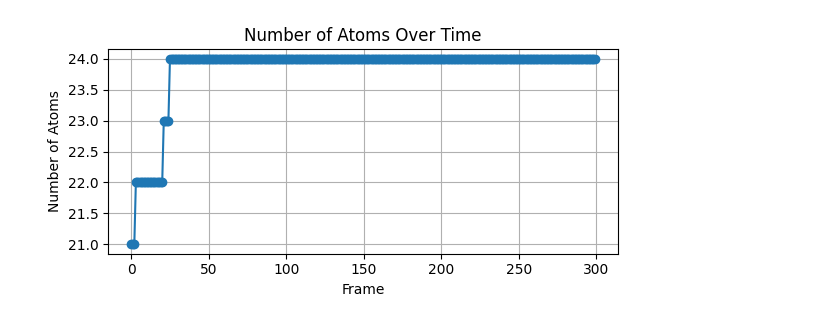
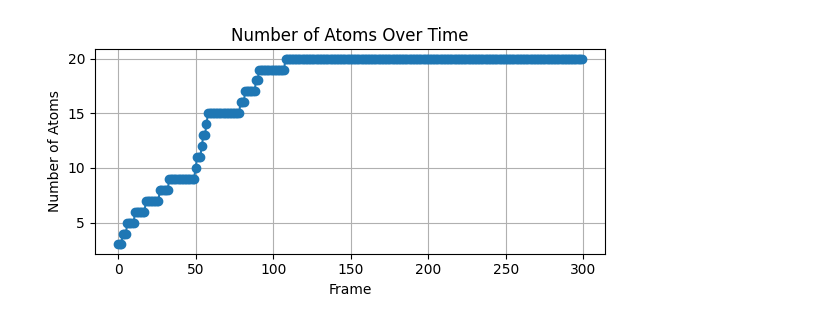
Before and after one commit to maltefranke/chemflow, a Jupyter notebook: notebooks/traj_analysis.ipynb, the cells around one changed output. Drawn from its saved outputs; the diff is of its cells as text; code cells hidden in the pictures.

```diff
--- a/notebooks/traj_analysis.ipynb
+++ b/notebooks/traj_analysis.ipynb
@@ -1,7 +1,7 @@
 # %%
 from utils import load_mols, load_tokens
 
-root_path = "/cluster/project/jorner/schmiste/flexflow/chemflow/outputs/2026-04-17/08-29-41"
+root_path = "/cluster/project/jorner/schmiste/flexflow/chemflow/outputs/2026-04-19/13-34-09"
 token_path = "/cluster/project/jorner/schmiste/flexflow/chemflow/data/qm9/processed"
 
 mols = load_mols(root_path, "valid_mols.pt")
@@ -26,7 +26,7 @@ import matplotlib.pyplot as plt
 from utils import visualize_variable_topology
 
 
-traj_idx = 5
+traj_idx = 2
 # Run the visualization
 view = visualize_variable_topology(trajs[traj_idx], interval=25)
 view.show()
@@ -49,5 +45,5 @@ plt.show()
 [interactive output not drawn]
-[figure, old version]
+[figure, new version]
 # %%
 from utils import visualize_variable_topology_slider
 visualize_variable_topology_slider(trajs[traj_idx])
```
Also changed, not shown: parts of 2 cells of this notebook, 8 other files.
